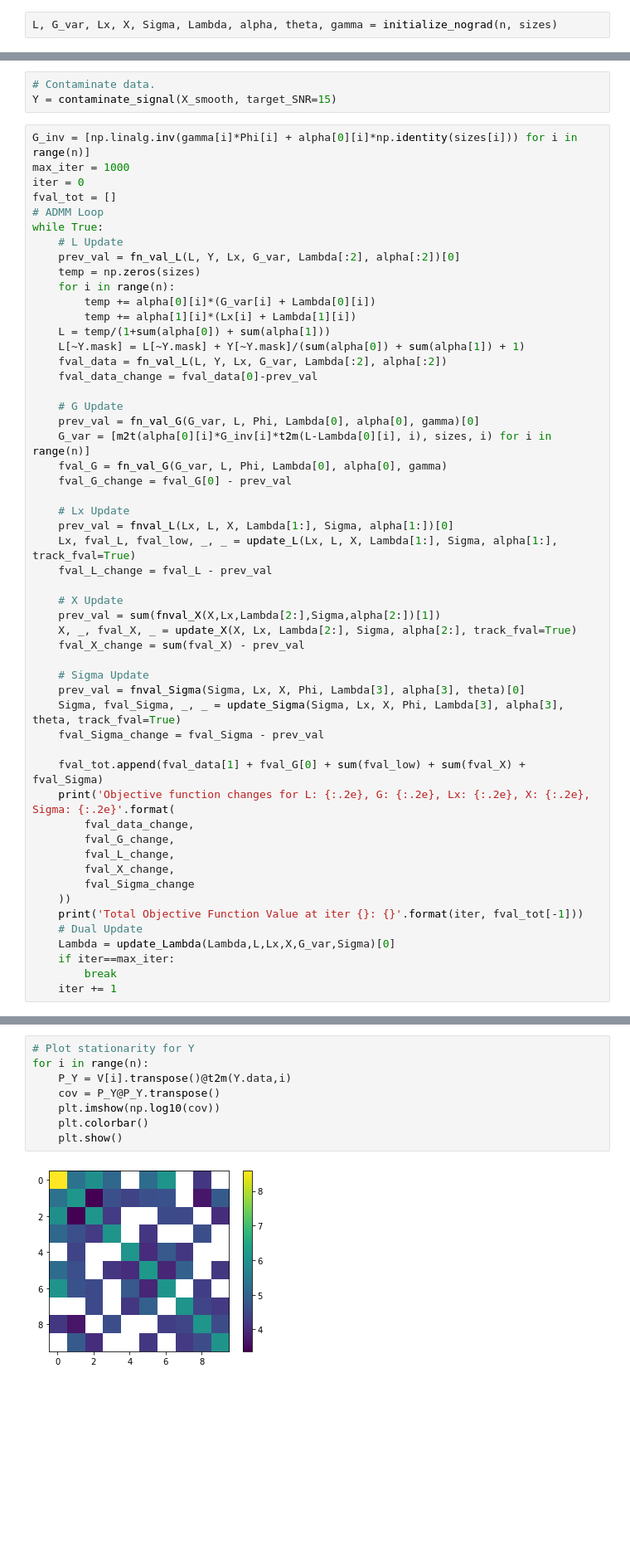
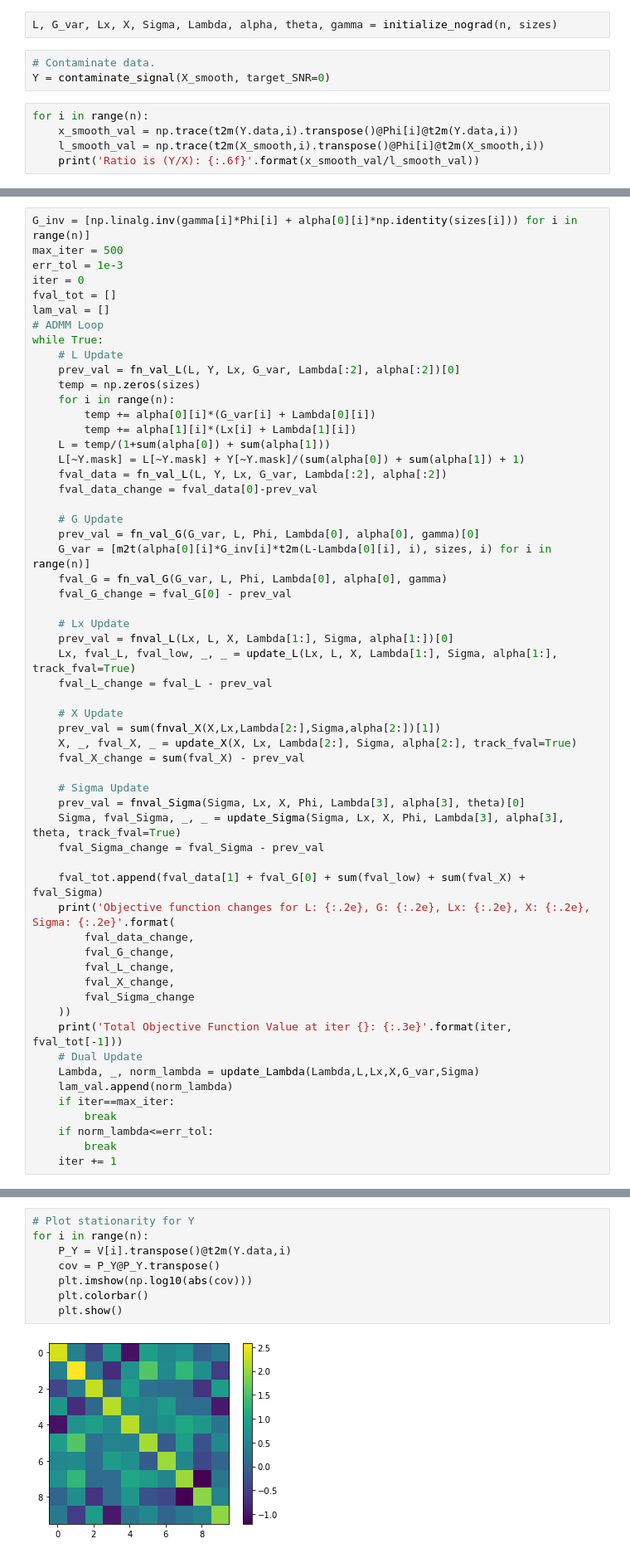
Before and after one commit to mrsfgl/geometric_tensor_learning, a Jupyter notebook: notebooks/scratch.ipynb, the cells around one changed output, grey strips where cells are left out. Shown at 83% size. Saved outputs shown, nothing was run; the diff lists cells and outputs as text; blank space fills up the shorter version.

Commit message:
Data generation is fixed and better results (Compared to HoSVD with AWGN SNR\in{-1,0,1}.) were observed.

```diff
--- a/notebooks/scratch.ipynb
+++ b/notebooks/scratch.ipynb
@@ -158,3 +184,11 @@ def initialize_nograd(n, sizes):
     return L, G_var, Lx, X, Sigma, Lambda, alpha, theta, gamma
 # %%
 L, G_var, Lx, X, Sigma, Lambda, alpha, theta, gamma = initialize_nograd(n, sizes)
+# %%
+# Contaminate data.
+Y = contaminate_signal(X_smooth, target_SNR=0)
+# %%
+for i in range(n):
+    x_smooth_val = np.trace(t2m(Y.data,i).transpose()@Phi[i]@t2m(Y.data,i))
+    l_smooth_val = np.trace(t2m(X_smooth,i).transpose()@Phi[i]@t2m(X_smooth,i))
+    print('Ratio is (Y/X): {:.6f}'.format(x_smooth_val/l_smooth_val))
@@ -176,11 +215,10 @@ Function value of original signal: 5.5e+05
-# %%
-# Contaminate data.
-Y = contaminate_signal(X_smooth, target_SNR=15)
 # %%
 G_inv = [np.linalg.inv(gamma[i]*Phi[i] + alpha[0][i]*np.identity(sizes[i])) for i in range(n)]
-max_iter = 1000
+max_iter = 500
+err_tol = 1e-3
 iter = 0
 fval_tot = []
+lam_val = []
 # ADMM Loop
 while True:
     # L Update
@@ -223,10 +261,13 @@ while True:
         fval_X_change,
         fval_Sigma_change
     ))
-    print('Total Objective Function Value at iter {}: {}'.format(iter, fval_tot[-1]))
+    print('Total Objective Function Value at iter {}: {:.3e}'.format(iter, fval_tot[-1]))
     # Dual Update
-    Lambda = update_Lambda(Lambda,L,Lx,X,G_var,Sigma)[0]
+    Lambda, _, norm_lambda = update_Lambda(Lambda,L,Lx,X,G_var,Sigma)
+    lam_val.append(norm_lambda)
     if iter==max_iter:
         break
+    if norm_lambda<=err_tol:
+        break
     iter += 1
 # %% [output]
@@ -297,10 +343,10 @@ Ratio is (Y/L): 1.388097
 # %%
 # Plot stationarity for Y
 for i in range(n):
     P_Y = V[i].transpose()@t2m(Y.data,i)
     cov = P_Y@P_Y.transpose()
-    plt.imshow(np.log10(cov))
+    plt.imshow(np.log10(abs(cov)))
     plt.colorbar()
     plt.show()
 # %% [output]
-[figure, old version]
+[figure, new version]
```
Also changed, not shown: parts of 24 cells of this notebook, 2 other files.
